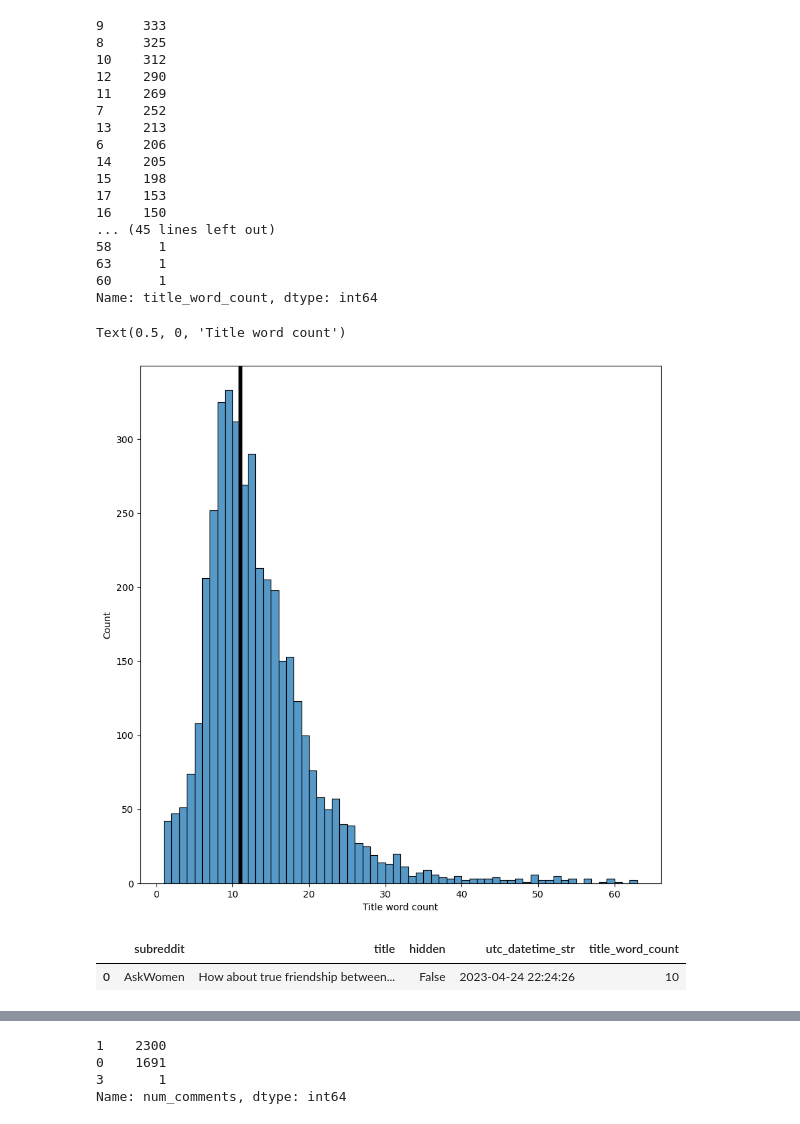
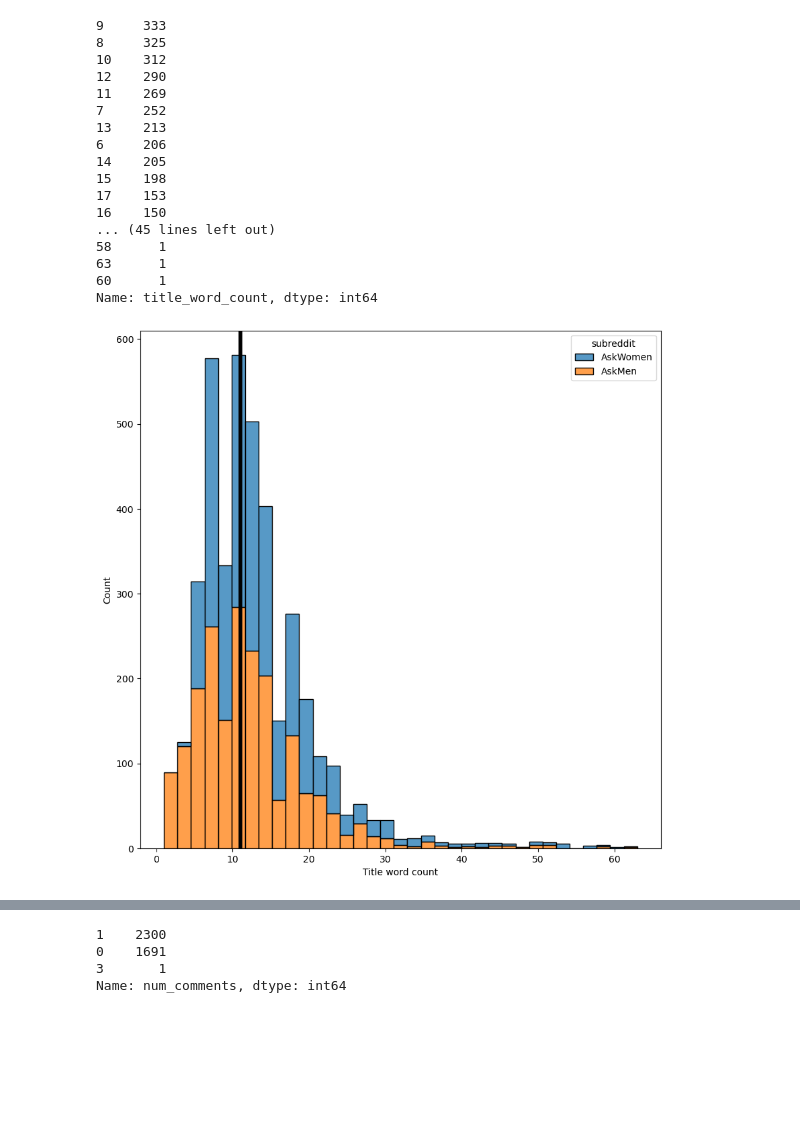
Before and after one commit to DerikVo/Reddit_NLP_project, a Jupyter notebook: Code/02_data_cleaning.ipynb, the cells around one changed output, grey strips where cells are left out. Drawn from its saved outputs; the diff is of its cells as text; code cells hidden in the pictures; blank space fills up the shorter version.

```diff
--- a/Code/02_data_cleaning.ipynb
+++ b/Code/02_data_cleaning.ipynb
@@ -63,0 +101,2 @@ df
+# %%
+clean_df['title_word_count'] = clean_df['title'].apply(lambda text: len(text.split()))
@@ -81,16 +127,10 @@ df['title_word_count'].value_counts(sort=True)
 63      1
 60      1
 Name: title_word_count, dtype: int64
-# %%
-plt.figure(figsize=(10,10))
-sns.histplot(data=df['title_word_count'])
-plt.axvline(x=df['title_word_count'].median(), color='black', linewidth=4)
-plt.xlabel("Title word count")
-# %% [output]
-Text(0.5, 0, 'Title word count')
-[figure, removed]
-# %%
-df.head(1)
-# %% [output]
-|  | subreddit | title | hidden | utc_datetime_str | title_word_count |
-| 0 | AskWomen | How about true friendship between... | False | 2023-04-24 22:24:26 | 10 |
+# %%
+plt.figure(figsize=(10,10))
+sns.histplot(data= clean_df, multiple ="stack", x = 'title_word_count', hue='subreddit', bins=35)
+plt.axvline(x=clean_df['title_word_count'].median(), color='black', linewidth=4)
+plt.xlabel("Title word count");
+# %% [output]
+[figure, added]
```
Also changed, not shown: parts of 52 cells of this notebook, 2 other files.
